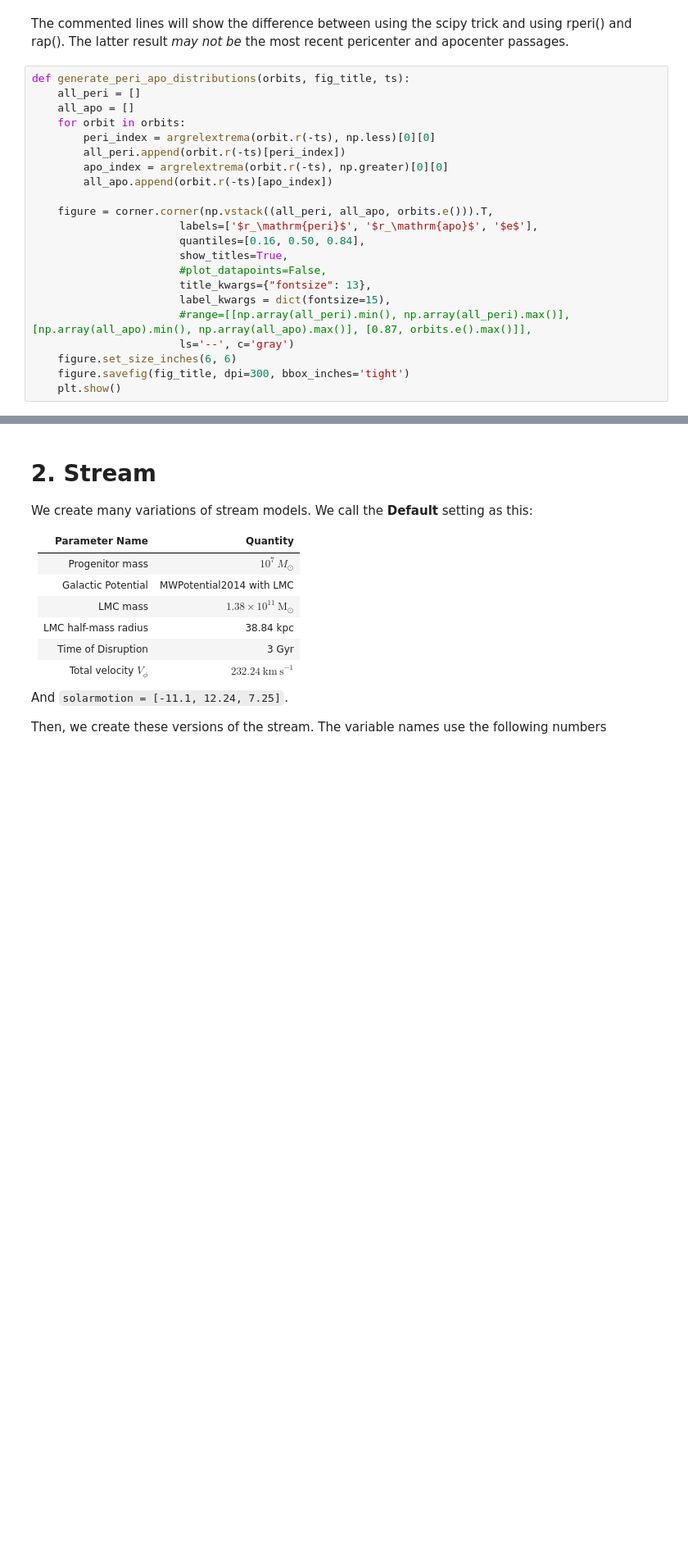
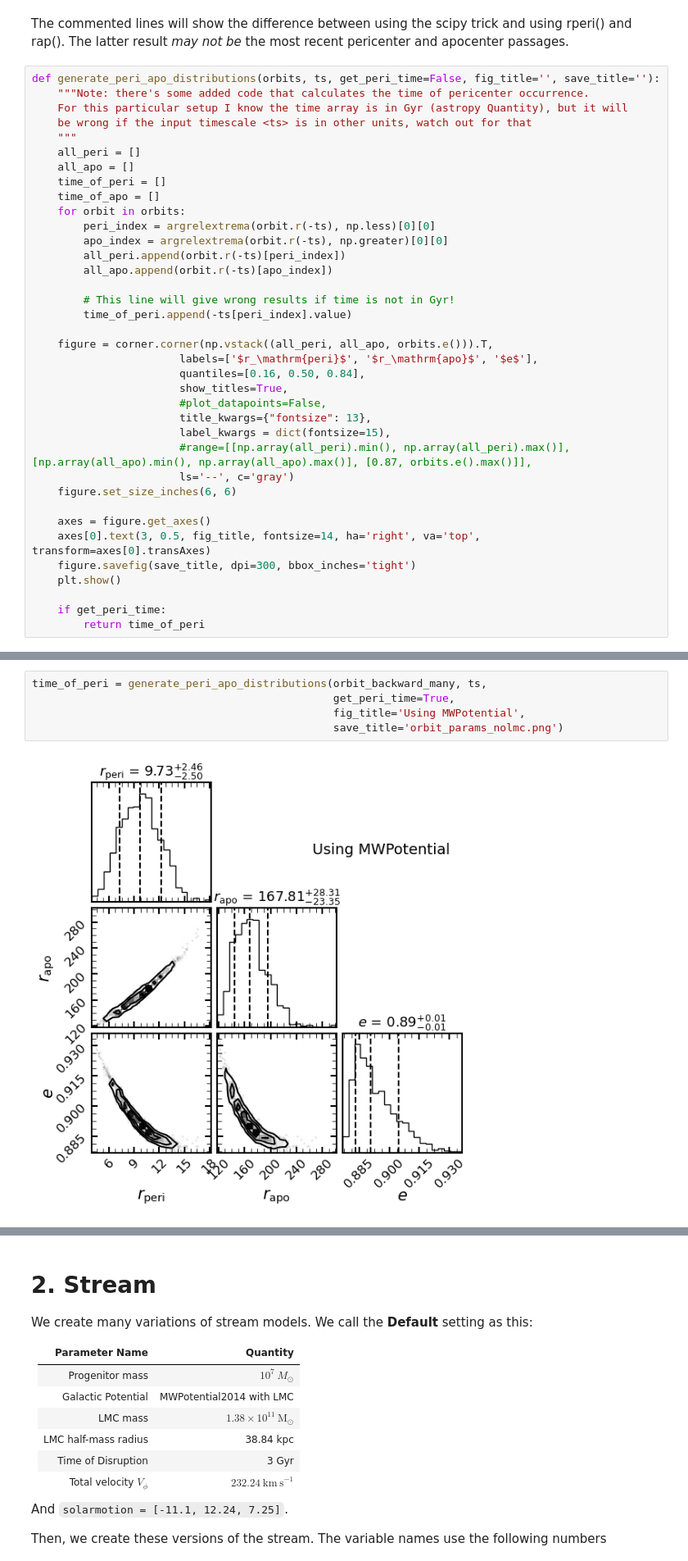
Before and after one commit to Kevin22888/Research-Bootes-III, a Jupyter notebook: main-notebooks/Bootes III Part 2.ipynb, the cells around one changed output, grey strips where cells are left out. Shown at 82% size. Drawn from its saved outputs; the diff is of its cells as text; blank space fills up the shorter version.

```diff
--- a/main-notebooks/Bootes III Part 2.ipynb
+++ b/main-notebooks/Bootes III Part 2.ipynb
@@ -282,14 +296,23 @@ For getting the most recent pericenter and apocenter, we can't use the built-in
 # %% [markdown]
 The commented lines will show the difference between using the scipy trick and using rperi() and rap(). The latter result *may not be* the most recent pericenter and apocenter passages.
 # %%
-def generate_peri_apo_distributions(orbits, fig_title, ts):
+def generate_peri_apo_distributions(orbits, ts, get_peri_time=False, fig_title='', save_title=''):
+    """Note: there's some added code that calculates the time of pericenter occurrence.
+    For this particular setup I know the time array is in Gyr (astropy Quantity), but it will
+    be wrong if the input timescale <ts> is in other units, watch out for that
+    """
     all_peri = []
     all_apo = []
+    time_of_peri = []
+    time_of_apo = []
     for orbit in orbits:
         peri_index = argrelextrema(orbit.r(-ts), np.less)[0][0]
+        apo_index = argrelextrema(orbit.r(-ts), np.greater)[0][0]
         all_peri.append(orbit.r(-ts)[peri_index])
-        apo_index = argrelextrema(orbit.r(-ts), np.greater)[0][0]
         all_apo.append(orbit.r(-ts)[apo_index])
+
+        # This line will give wrong results if time is not in Gyr!
+        time_of_peri.append(-ts[peri_index].value)
 
     figure = corner.corner(np.vstack((all_peri, all_apo, orbits.e())).T,
                        labels=['$r_\mathrm{peri}$', '$r_\mathrm{apo}$', '$e$'],
@@ -301,5 +324,11 @@ def generate_peri_apo_distributions(orbits, fig_title, ts):
                        #range=[[np.array(all_peri).min(), np.array(all_peri).max()], [np.array(all_apo).min(), np.array(all_apo).max()], [0.87, orbits.e().max()]],
                        ls='--', c='gray')
     figure.set_size_inches(6, 6)
-    figure.savefig(fig_title, dpi=300, bbox_inches='tight')
+
+    axes = figure.get_axes()
+    axes[0].text(3, 0.5, fig_title, fontsize=14, ha='right', va='top', transform=axes[0].transAxes)
+    figure.savefig(save_title, dpi=300, bbox_inches='tight')
     plt.show()
+
+    if get_peri_time:
+        return time_of_peri
@@ -313,0 +335,7 @@ generate_peri_apo_distributions(orbit_backward_many2, 'orbit_params_wlmc.png', t
+# %%
+time_of_peri = generate_peri_apo_distributions(orbit_backward_many, ts,
+                                               get_peri_time=True,
+                                               fig_title='Using MWPotential',
+                                               save_title='orbit_params_nolmc.png')
+# %% [output]
+[figure, added]
```
Also changed, not shown: parts of 16 cells of this notebook.
